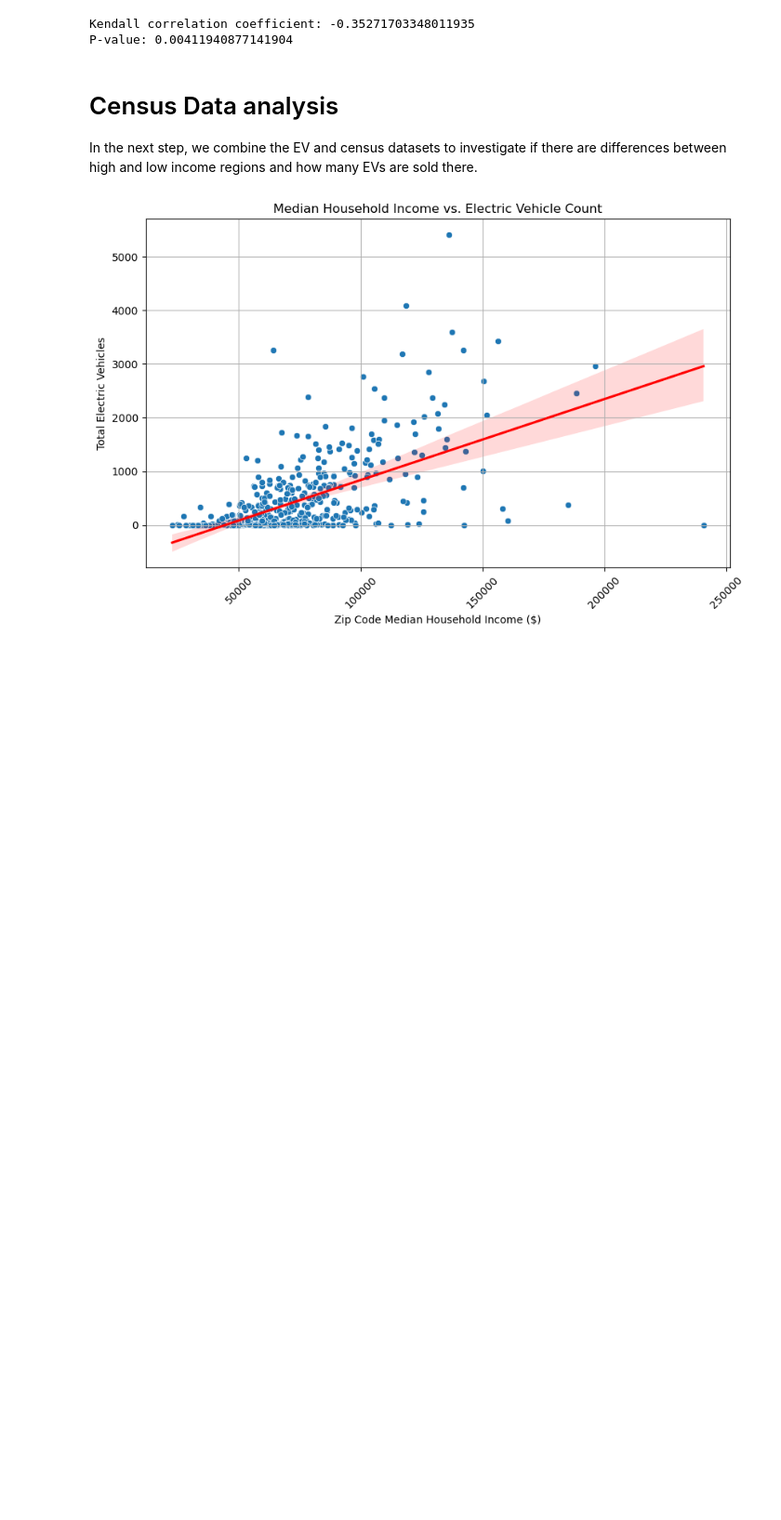
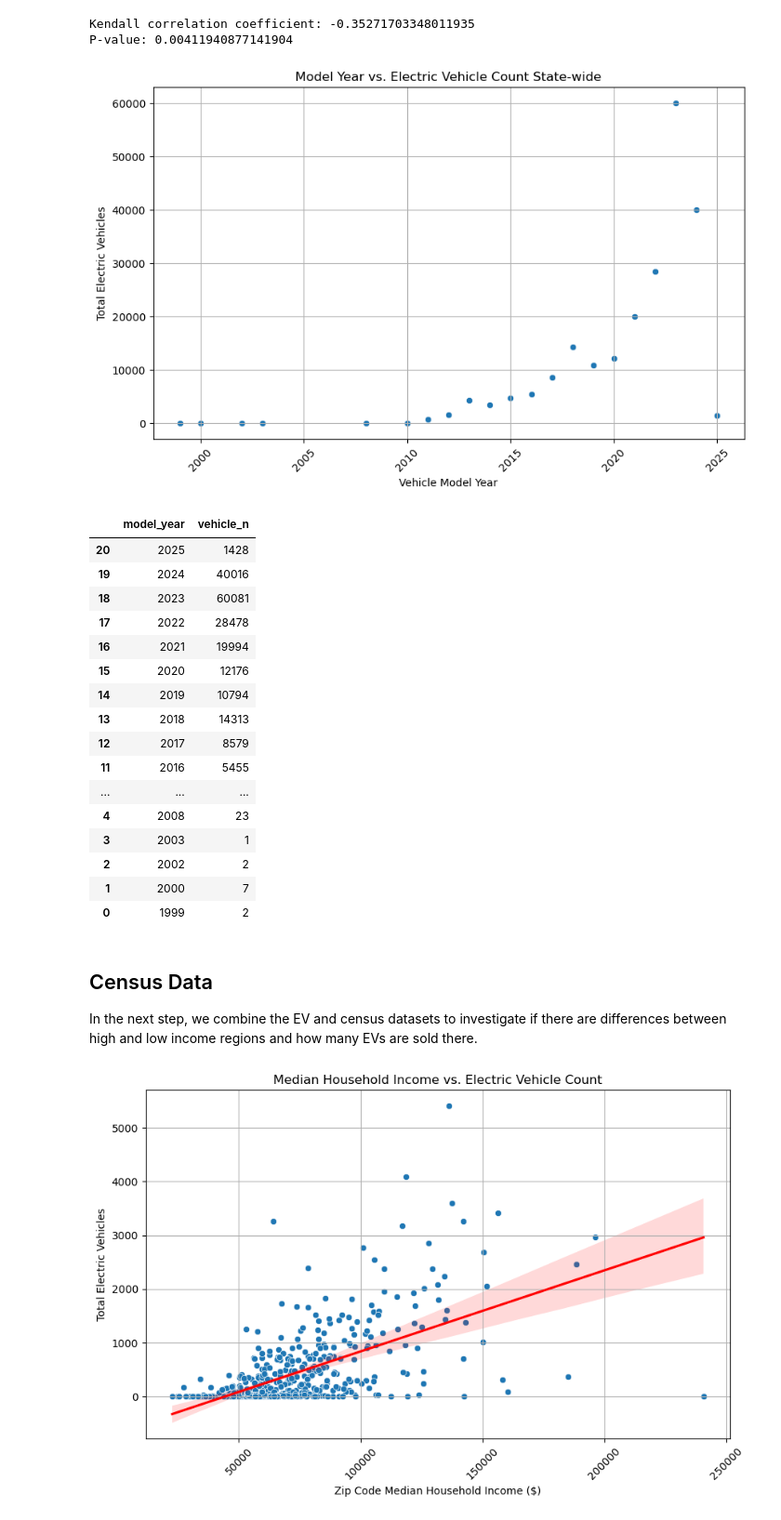
Before and after one commit to faufreiter/dds_ev_analysis, a Jupyter notebook: analysis.ipynb, the cells around one changed output. Shown at 93% size. Saved outputs shown, nothing was run; the diff lists cells and outputs as text; code cells hidden in the pictures; blank space fills up the shorter version.

```diff
--- a/analysis.ipynb
+++ b/analysis.ipynb
@@ -180,8 +180,46 @@ print(f"P-value: {p_value_msrp}")
 # %% [output]
 Kendall correlation coefficient: -0.35271703348011935
 P-value: 0.00411940877141904
+# %%
+# Join census dataframe with electric vehicle dataframe. Inner join filters out any non-Washington zips.
+electric_vehicle_bill2042 = pd.merge(electric_vehicle_population_clean, census_median_income_clean, left_on='postal_code', right_on='zip_code')
+
+# Group by model year and get total vehicles per year.
+electric_vehicle_bill2042_grouped = electric_vehicle_bill2042.groupby('model_year').size().reset_index(name='vehicle_n')
+
+# Plot
+plt.figure(figsize=(10, 6))
+sns.scatterplot(x='model_year', y='vehicle_n', data=electric_vehicle_bill2042_grouped)
+plt.title('Model Year vs. Electric Vehicle Count State-wide')
+plt.xlabel('Vehicle Model Year')
+plt.ylabel('Total Electric Vehicles')
+plt.xticks(rotation=45)
+plt.grid(True)
+plt.show()
+
+# Create tibble to see numbers
+electric_vehicle_bill2042_grouped.sort_values(by='model_year', ascending=False)
+# %% [output]
+[figure, added]
+|  | model_year | vehicle_n |
+| 20 | 2025 | 1428 |
+| 19 | 2024 | 40016 |
+| 18 | 2023 | 60081 |
+| 17 | 2022 | 28478 |
+| 16 | 2021 | 19994 |
+| 15 | 2020 | 12176 |
+| 14 | 2019 | 10794 |
+| 13 | 2018 | 14313 |
+| 12 | 2017 | 8579 |
+| 11 | 2016 | 5455 |
+| ... | ... | ... |
+| 4 | 2008 | 23 |
+| 3 | 2003 | 1 |
+| 2 | 2002 | 2 |
+| 1 | 2000 | 7 |
+| 0 | 1999 | 2 |
 # %% [markdown]
-# Census Data analysis
+## Census Data
 
 In the next step, we combine the EV and census datasets to investigate if there are differences between high and low income regions and how many EVs are sold there.
 # %%
```
Also changed, not shown: parts of 3 cells of this notebook.
